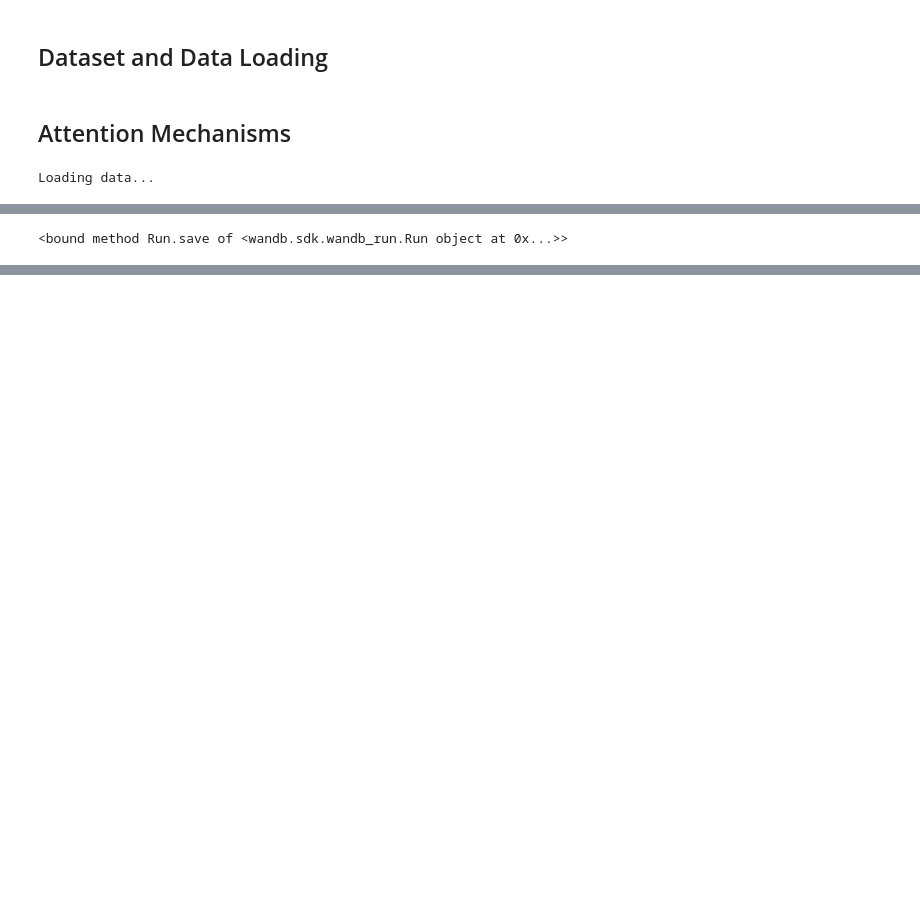
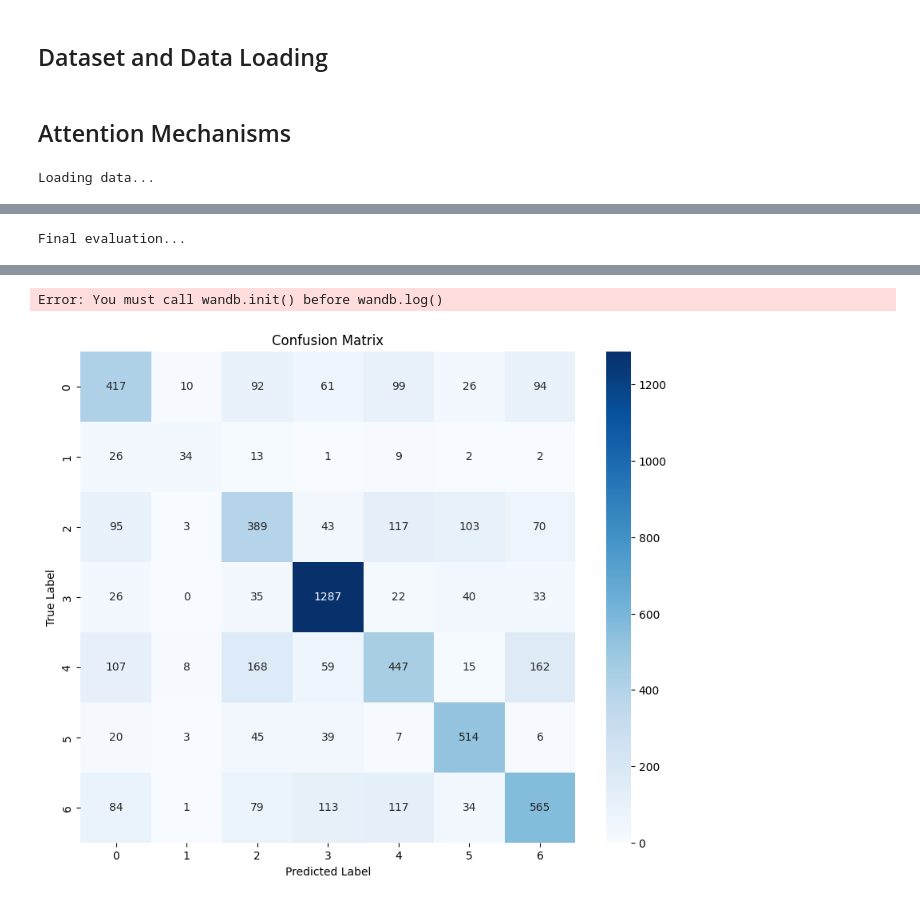
Before and after one commit to ekvirika/Facial-Expression-Recognition, a Jupyter notebook: notebooks/04_attention_cnn.ipynb, the cells around one changed output, grey strips where cells are left out. Cells and saved outputs as stored; diff of their text form; code cells hidden in the pictures; blank space fills up the shorter version.

Commit message:
update attention_cnn, so far the best result

```diff
--- a/notebooks/04_attention_cnn.ipynb
+++ b/notebooks/04_attention_cnn.ipynb
@@ -65,10 +65,10 @@ print(f"Using device: {device}")
 
 # Configuration
 CONFIG = {
-    'model_name': 'attention_cnn',
+    'model_name': 'attention_cnn_v3',
     'batch_size': 64,
     'learning_rate': 0.0005,
-    'epochs': 20,
+    'epochs': 40,
     'image_size': 48,
     'num_classes': 7,
     'random_seed': 42,
@@ -402,7 +392,6 @@ def train_model(model, train_loader, val_loader, criterion, optimizer, num_epoch
 
     return model
 # %%
-
 def evaluate_model(model, data_loader, criterion):
     model.eval()
     running_loss = 0.0
@@ -410,6 +399,7 @@ def evaluate_model(model, data_loader, criterion):
     total = 0
     all_preds = []
     all_labels = []
+    all_images = []
 
     with torch.no_grad():
         for inputs, labels in tqdm(data_loader, desc='Evaluating'):
@@ -425,13 +415,14 @@ def evaluate_model(model, data_loader, criterion):
 
             all_preds.extend(predicted.cpu().numpy())
             all_labels.extend(labels.cpu().numpy())
+            all_images.extend(inputs.cpu())  # Keep the actual image tensors
 
     avg_loss = running_loss / len(data_loader.dataset)
     accuracy = 100. * correct / len(data_loader.dataset)
 
     print(f'Validation Loss: {avg_loss:.4f}, Accuracy: {accuracy:.2f}%')
 
-    # Log confusion matrix
+    # 🧩 Log confusion matrix
     cm = confusion_matrix(all_labels, all_preds)
     plt.figure(figsize=(10, 8))
     sns.heatmap(cm, annot=True, fmt='d', cmap='Blues')
@@ -441,7 +432,7 @@ def evaluate_model(model, data_loader, criterion):
     wandb.log({"confusion_matrix": wandb.Image(plt)})
     plt.close()
 
-    # Log classification report
+    # 📜 Log classification report
     class_report = classification_report(all_labels, all_preds, output_dict=True)
     wandb.log({"classification_report": class_report})
 
@@ -491,7 +482,7 @@ Loading data...
 # %%
 
 # Initialize model, loss function, and optimizer
-model = LightAttentionCNN(num_classes=CONFIG['num_classes'],
+model = AttentionCNN(num_classes=CONFIG['num_classes'],
                     dropout_rate=CONFIG['dropout_rate']).to(device)
 
 criterion = nn.CrossEntropyLoss()
@@ -534,4 +520,14 @@ Validation Loss: 1.7507, Accuracy: 27.39%
-# %%
-wandb.save
-# %% [output]
-<bound method Run.save of <wandb.sdk.wandb_run.Run object at 0x...>>
+# %%
+# Final evaluation
+print("Final evaluation...")
+evaluate_model(model, val_loader, criterion)
+
+# Save the final model
+torch.save(model.state_dict(), 'final_attention_cnn.pth')
+wandb.save('*.pth')
+
+print("Training completed!")
+
+wandb.finish()
+# %% [output]
+Final evaluation...
@@ -537,0 +535,2 @@ wandb.save
+Error: You must call wandb.init() before wandb.log()
+[figure, added]
```
Also changed, not shown: parts of 3 cells of this notebook.
